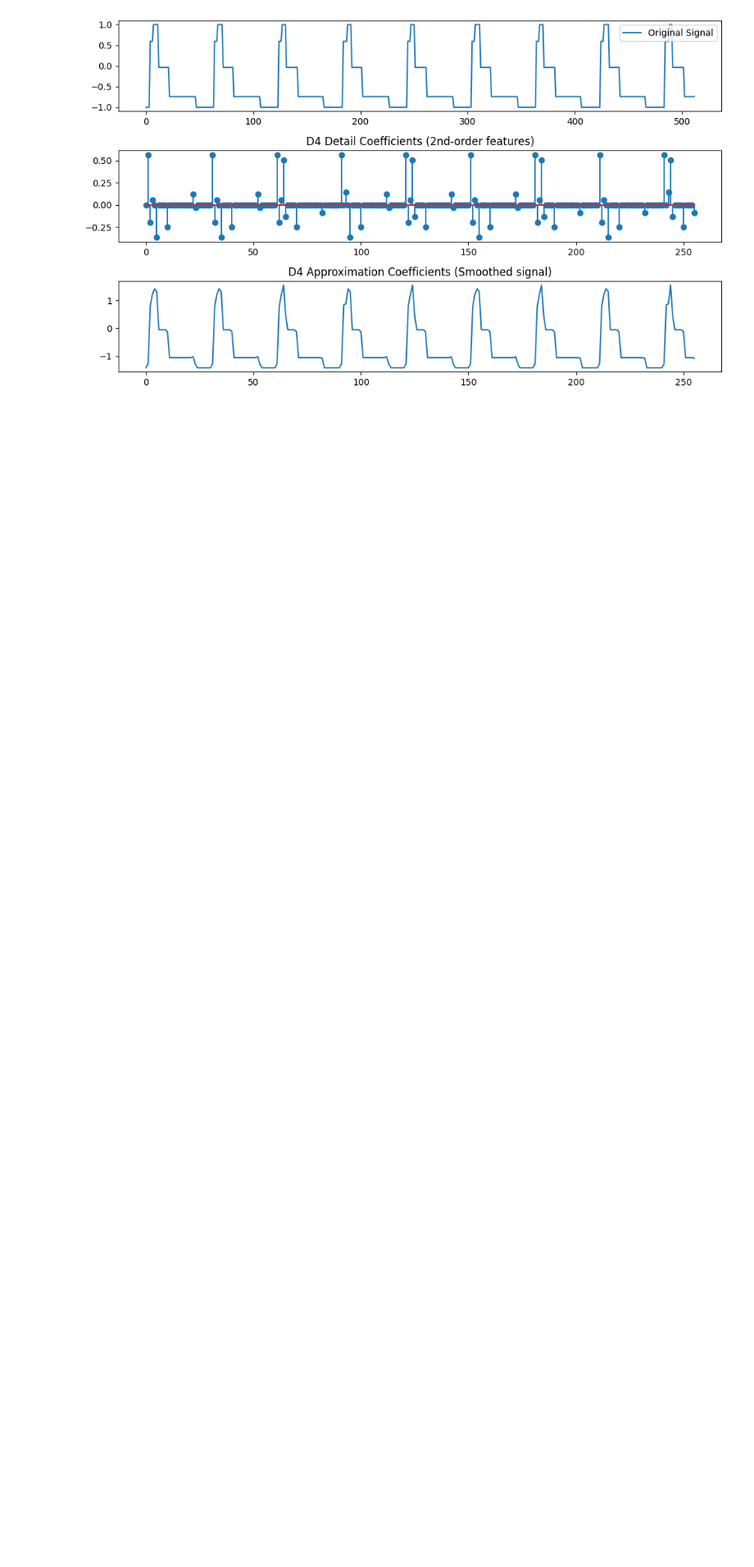
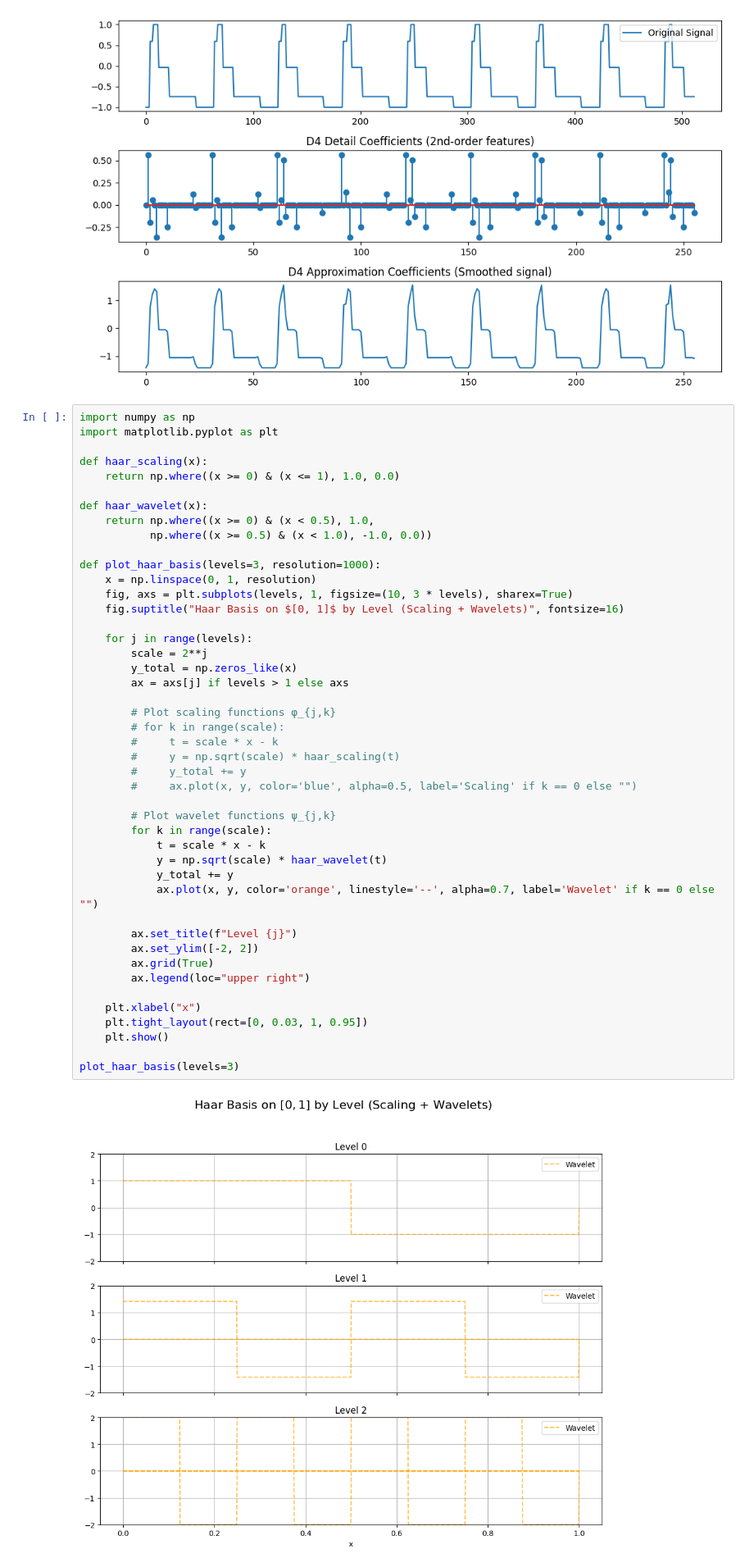
Before and after one commit to CVC-Lab/motion_code, a Jupyter notebook: multiphase_moskgp.ipynb, the cells around one changed output. Shown at 82% size. Drawn from its saved outputs; the diff is of its cells as text; blank space fills up the shorter version.

```diff
--- a/multiphase_moskgp.ipynb
+++ b/multiphase_moskgp.ipynb
@@ -292,3 +280,50 @@ plt.tight_layout()
 plt.show()
 # %% [output]
 [figure]
+# %%
+import numpy as np
+import matplotlib.pyplot as plt
+
+def haar_scaling(x):
+    return np.where((x >= 0) & (x <= 1), 1.0, 0.0)
+
+def haar_wavelet(x):
+    return np.where((x >= 0) & (x < 0.5), 1.0,
+           np.where((x >= 0.5) & (x < 1.0), -1.0, 0.0))
+
+def plot_haar_basis(levels=3, resolution=1000):
+    x = np.linspace(0, 1, resolution)
+    fig, axs = plt.subplots(levels, 1, figsize=(10, 3 * levels), sharex=True)
+    fig.suptitle("Haar Basis on $[0, 1]$ by Level (Scaling + Wavelets)", fontsize=16)
+
+    for j in range(levels):
+        scale = 2**j
+        y_total = np.zeros_like(x)
+        ax = axs[j] if levels > 1 else axs
+
+        # Plot scaling functions φ_{j,k}
+        # for k in range(scale):
+        #     t = scale * x - k
+        #     y = np.sqrt(scale) * haar_scaling(t)
+        #     y_total += y
+        #     ax.plot(x, y, color='blue', alpha=0.5, label='Scaling' if k == 0 else "")
+
+        # Plot wavelet functions ψ_{j,k}
+        for k in range(scale):
+            t = scale * x - k
+            y = np.sqrt(scale) * haar_wavelet(t)
+            y_total += y
+            ax.plot(x, y, color='orange', linestyle='--', alpha=0.7, label='Wavelet' if k == 0 else "")
+
+        ax.set_title(f"Level {j}")
+        ax.set_ylim([-2, 2])
+        ax.grid(True)
+        ax.legend(loc="upper right")
+
+    plt.xlabel("x")
+    plt.tight_layout(rect=[0, 0.03, 1, 0.95])
+    plt.show()
+
+plot_haar_basis(levels=3)
+# %% [output]
+[figure, added]
```
Also changed, not shown: parts of 4 cells of this notebook, 6 other files.
